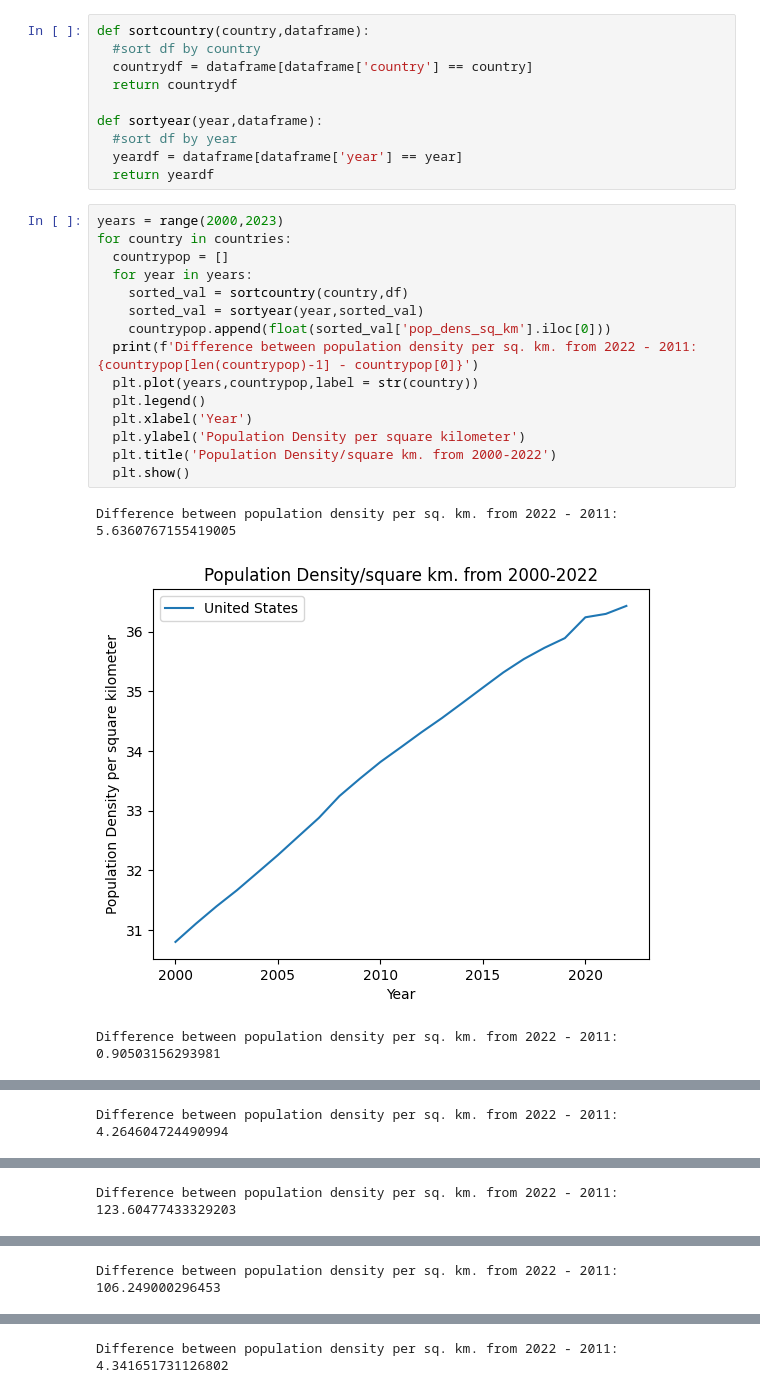
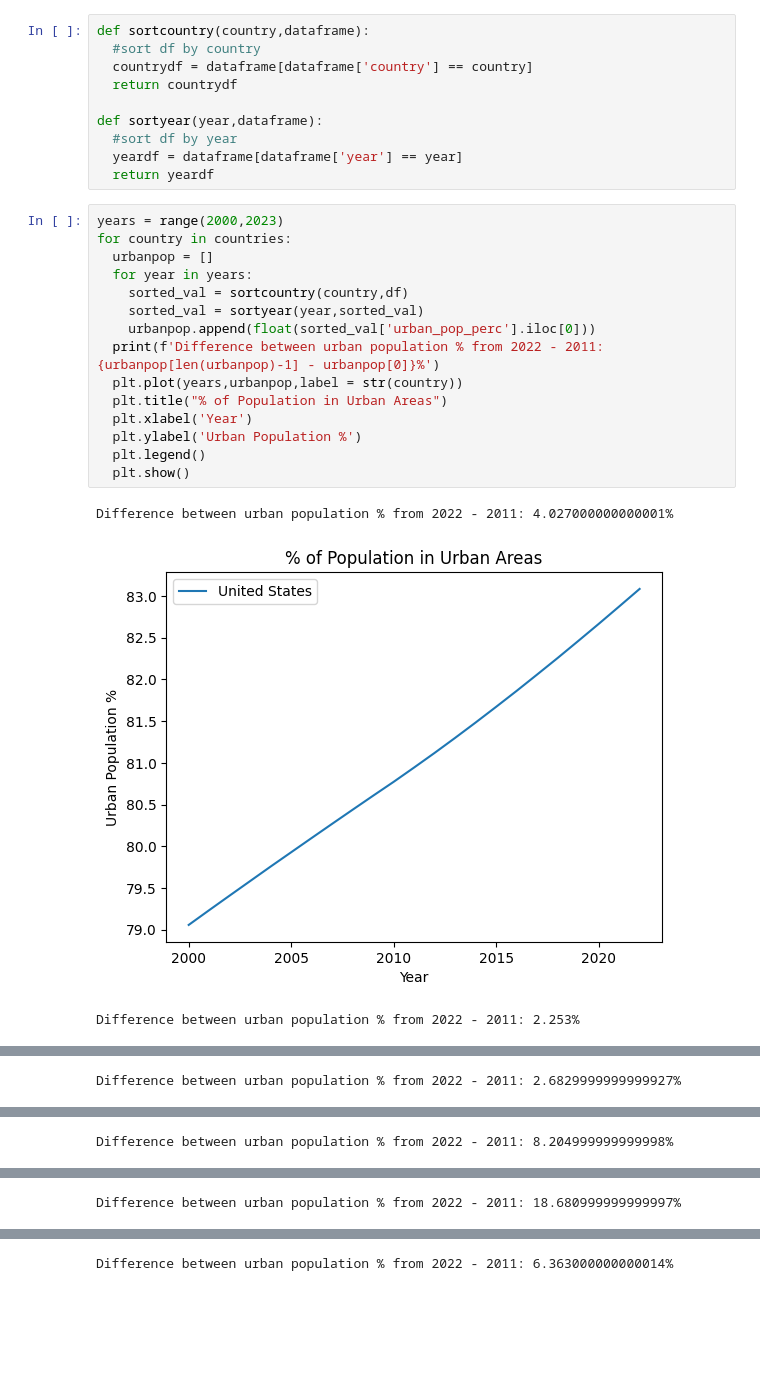
Before and after one commit to emmners/widsdatathon, a Jupyter notebook: urbanization_dataset.ipynb, the cells around one changed output, grey strips where cells are left out. Cells and saved outputs as stored; diff of their text form; blank space fills up the shorter version.

```diff
--- a/urbanization_dataset.ipynb
+++ b/urbanization_dataset.ipynb
@@ -36,19 +36,19 @@ def sortyear(year,dataframe):
 # %%
 years = range(2000,2023)
 for country in countries:
-  countrypop = []
+  urbanpop = []
   for year in years:
     sorted_val = sortcountry(country,df)
     sorted_val = sortyear(year,sorted_val)
-    countrypop.append(float(sorted_val['pop_dens_sq_km'].iloc[0]))
-  print(f'Difference between population density per sq. km. from 2022 - 2011: {countrypop[len(countrypop)-1] - countrypop[0]}')
-  plt.plot(years,countrypop,label = str(country))
+    urbanpop.append(float(sorted_val['urban_pop_perc'].iloc[0]))
+  print(f'Difference between urban population % from 2022 - 2011: {urbanpop[len(urbanpop)-1] - urbanpop[0]}%')
+  plt.plot(years,urbanpop,label = str(country))
+  plt.title("% of Population in Urban Areas")
+  plt.xlabel('Year')
+  plt.ylabel('Urban Population %')
   plt.legend()
-  plt.xlabel('Year')
-  plt.ylabel('Population Density per square kilometer')
-  plt.title('Population Density/square km. from 2000-2022')
   plt.show()
 # %% [output]
-Difference between population density per sq. km. from 2022 - 2011: 5.6360767155419005
+Difference between urban population % from 2022 - 2011: 4.027000000000001%
-[figure, old version]
+[figure, new version]
-Difference between population density per sq. km. from 2022 - 2011: 0.90503156293981
+Difference between urban population % from 2022 - 2011: 2.253%
@@ -56 +56 @@ Difference between population density per sq. km. from 2022 - 2011: 0.9050315629
-Difference between population density per sq. km. from 2022 - 2011: 4.264604724490994
+Difference between urban population % from 2022 - 2011: 2.6829999999999927%
@@ -58 +58 @@ Difference between population density per sq. km. from 2022 - 2011: 4.2646047244
-Difference between population density per sq. km. from 2022 - 2011: 123.60477433329203
+Difference between urban population % from 2022 - 2011: 8.204999999999998%
@@ -60 +60 @@ Difference between population density per sq. km. from 2022 - 2011: 123.60477433
-Difference between population density per sq. km. from 2022 - 2011: 106.249000296453
+Difference between urban population % from 2022 - 2011: 18.680999999999997%
@@ -62 +62 @@ Difference between population density per sq. km. from 2022 - 2011: 106.24900029
-Difference between population density per sq. km. from 2022 - 2011: 4.341651731126802
+Difference between urban population % from 2022 - 2011: 6.363000000000014%
```
Also changed, not shown: parts of 5 cells of this notebook.
